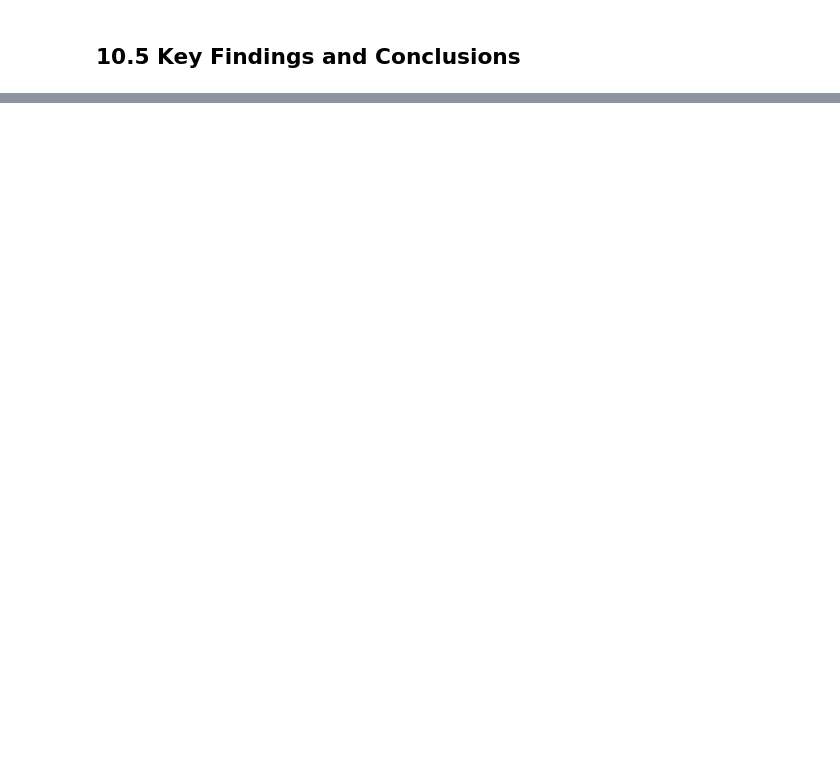
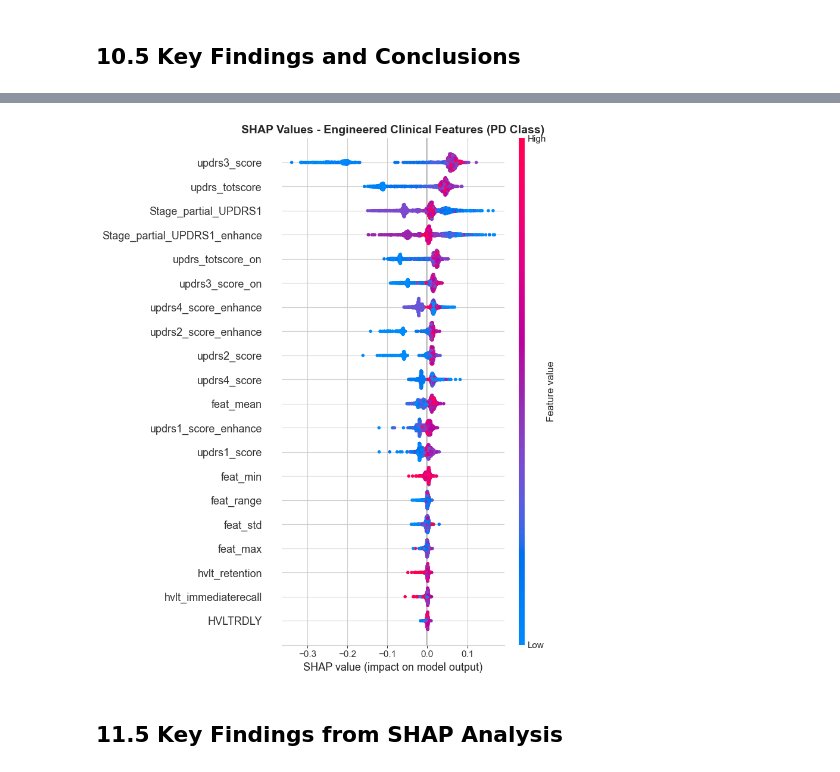
Before and after one commit to chenhao1umbc/PPMI, a Jupyter notebook: paper/demos/02_biomarker_synergy.ipynb, the cells around one changed output, grey strips where cells are left out. Drawn from its saved outputs; the diff is of its cells as text; code cells hidden in the pictures; blank space fills up the shorter version.

```diff
--- a/paper/demos/02_biomarker_synergy.ipynb
+++ b/paper/demos/02_biomarker_synergy.ipynb
@@ -1033,0 +1101,16 @@ COMPREHENSIVE ANALYSIS - KEY FINDINGS
+# %%
+# Train Random Forest on engineered clinical features
+X_train_eng, X_test_eng, y_train_eng, y_test_eng = train_test_split(
+    X_clin_eng, y_clin, test_size=0.2, random_state=42, stratify=y_clin
+)
+
+# Reset indices to avoid alignment issues with SHAP
+X_train_eng = X_train_eng.reset_index(drop=True)
+X_test_eng = X_test_eng.reset_index(drop=True)
+
+# Train model
+rf_eng = RandomForestClassifier(n_estimators=100, random_state=42, n_jobs=-1)
+rf_eng.fit(X_train_eng, y_train_eng)
+
+print(f"Engineered clinical features - Test accuracy: {rf_eng.score(X_test_eng, y_test_eng):.4f}")
+print(f"Number of features: {X_train_eng.shape[1]}")
@@ -1033,0 +1120,7 @@ COMPREHENSIVE ANALYSIS - KEY FINDINGS
+# %%
+# Compute SHAP values for engineered features
+explainer_eng = shap.TreeExplainer(rf_eng)
+shap_values_eng = explainer_eng.shap_values(X_test_eng)
+
+print("SHAP values computed for engineered clinical features")
+print(f"Shape: {len(shap_values_eng)} classes, {shap_values_eng[:, :, 0].shape}")
@@ -1033,0 +1230,11 @@ COMPREHENSIVE ANALYSIS - KEY FINDINGS
+# %%
+# Beeswarm plot for engineered features
+plt.figure(figsize=(10, 10))
+shap.summary_plot(shap_values_eng[:, :, 0], X_test_eng.values, feature_names=X_test_eng.columns, show=False, max_display=20)
+plt.title('SHAP Values - Engineered Clinical Features (PD Class)', fontsize=14, fontweight='bold')
+plt.tight_layout()
+plt.show()
+# %% [output]
+[figure, added]
+# %% [markdown]
+## 11.5 Key Findings from SHAP Analysis
```
Also changed, not shown: parts of 22 cells of this notebook, 2 other files.
